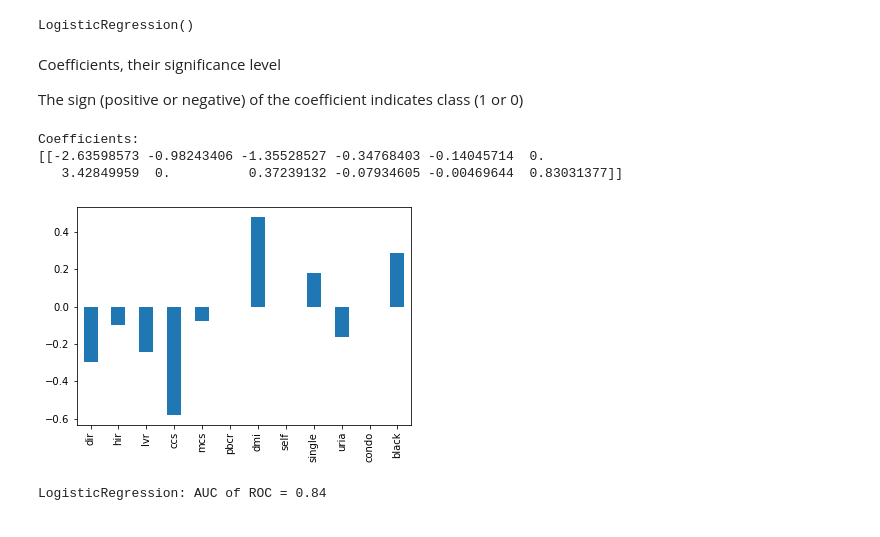
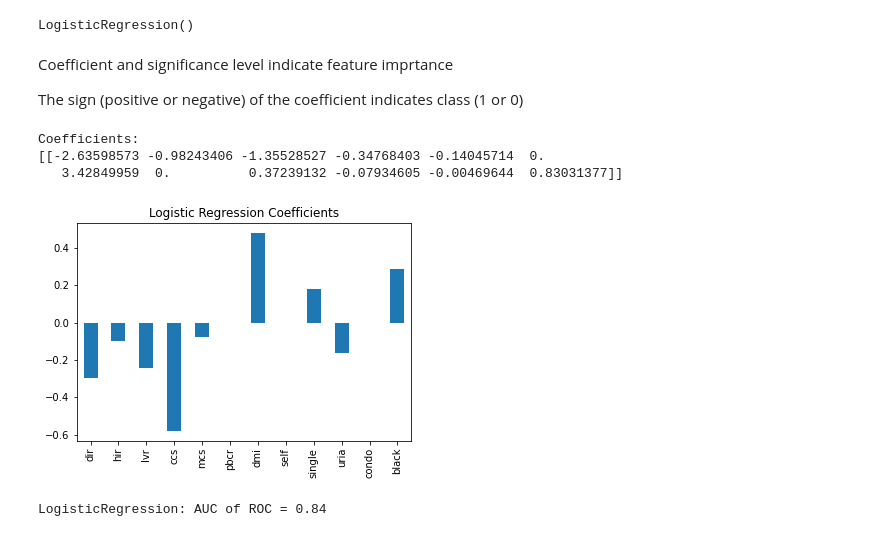
Before and after one commit to zekssmy/lookatme, a Jupyter notebook: E1/solutions/A5.ipynb, the cells around one changed output. Saved outputs shown, nothing was run; the diff lists cells and outputs as text; code cells hidden in the pictures.

```diff
--- a/E1/solutions/A5.ipynb
+++ b/E1/solutions/A5.ipynb
@@ -121,22 +121,22 @@ logRegr.fit(X_train, y_train.values.ravel())
 # %% [output]
 LogisticRegression()
 # %% [markdown]
-Coefficients, their significance level
+Coefficient and significance level indicate feature imprtance
 
 The sign (positive or negative) of the coefficient indicates class (1 or 0)
 # %%
 # Estimated coefficients
 print("Coefficients:")
 print(logRegr.coef_)
 # significance levels with std times model coefficient gives us feature importance
 feature_importance = np.std(X_train, axis=0)*logRegr.coef_[0]
-feature_importance.plot.bar()
+feature_importance.plot.bar(title="Logistic Regression Coefficients")
 plt.show()
 # %% [output]
 Coefficients:
 [[-2.63598573 -0.98243406 -1.35528527 -0.34768403 -0.14045714  0.
    3.42849959  0.          0.37239132 -0.07934605 -0.00469644  0.83031377]]
-[figure, old version]
+[figure, new version]
 # %%
 from sklearn.metrics import roc_curve
 from sklearn.metrics import roc_auc_score
```
Also changed, not shown: parts of 7 cells of this notebook, 1 other file.
